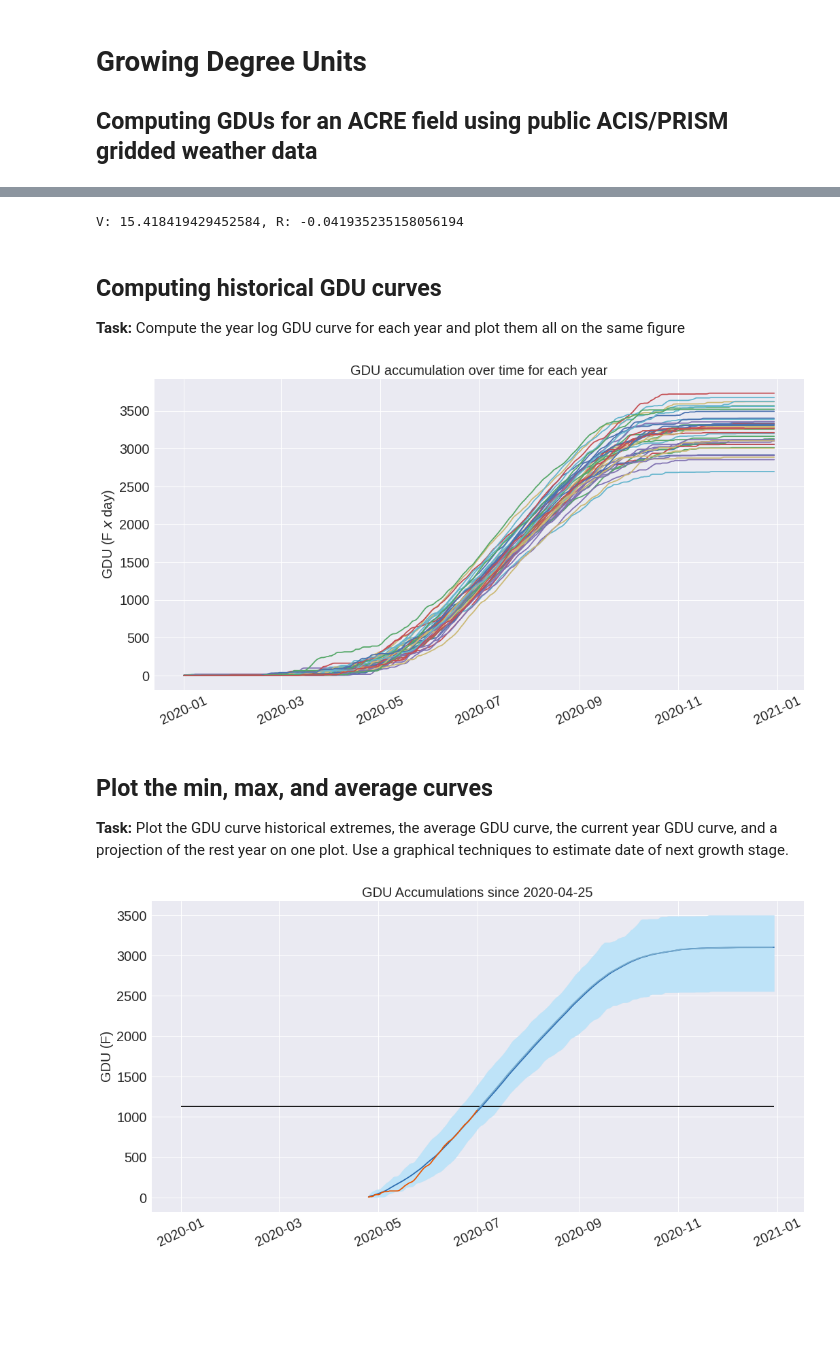
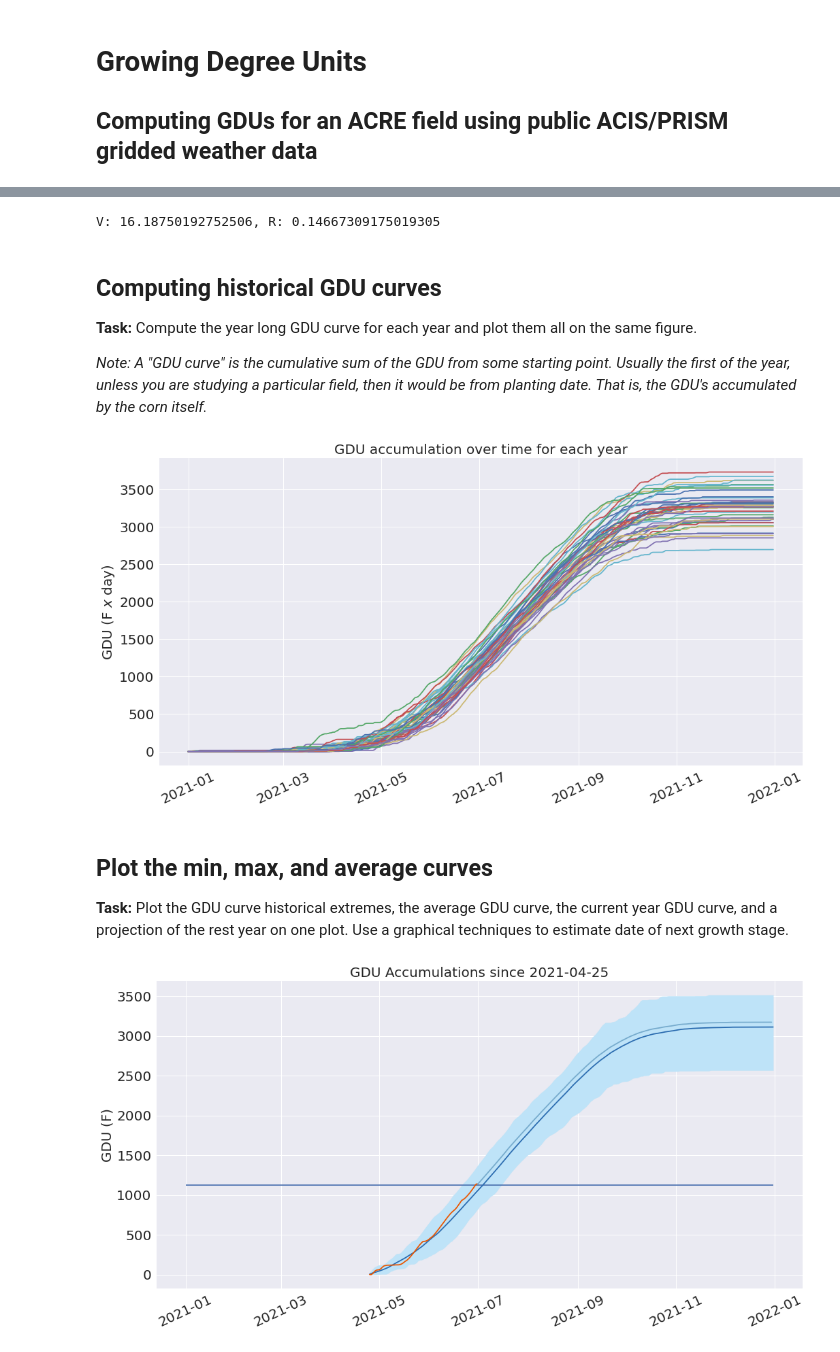
Before and after one commit to oats-center/notebooks, a Jupyter notebook: GDU_and_ACIS_PRISM/GDU_and_ACIS_PRISM.ipynb, the cells around one changed output, grey strips where cells are left out. Cells and saved outputs as stored; diff of their text form; code cells hidden in the pictures; blank space fills up the shorter version.

```diff
--- a/GDU_and_ACIS_PRISM/GDU_and_ACIS_PRISM.ipynb
+++ b/GDU_and_ACIS_PRISM/GDU_and_ACIS_PRISM.ipynb
@@ -38,7 +39,7 @@ lon = -86.9975974
 
 # PRISM usally goes back to 1981
 sdate = "1981-01-01"
-edate = "2019-12-31"
+edate = "2020-12-31"
 
 # Make ACIS API request
 w = requests.post('http://data.rcc-acis.org/GridData', json={
@@ -396,14 +435,14 @@ Let's also note the planting records for this field.
 # %%
-plant_date = "2020-04-25"
+plant_date = "2021-04-25"
 gdu_to_black = 2594
 
-now_date = "2020-07-01"
+now_date = "2021-07-01"
 
 # We will use the "standard" corn 86/50 max/base values
 t_max = 86
 t_base = 50
 
-# ACIS
+# Fetch data from ACIS, let's call "w_field" so we all have the same name
 w_field = requests.post('http://data.rcc-acis.org/GridData', json={
     "loc": f"{lon}, {lat}",
     "sdate": plant_date,
@@ -418,8 +457,10 @@ w_field = requests.post('http://data.rcc-acis.org/GridData', json={
 
 # Create a Pandas DataFrame to hold the min and max temperature and precipitation data
 w_field = pd.DataFrame(w_field['data'], columns=['date', 'maxt', 'mint', 'pcpn'])
+
 # Convert the date "string" into a date object (so Pandas understands it as a date)
 w_field['date'] = pd.to_datetime(w_field['date'])
+
 # Then make it the primary index so we can easily slice the data up by time
 w_field.set_index('date', inplace=True)
 
@@ -464,16 +517,19 @@ R = 10.3 * (field_gdu / gdu_to_black) - 4.37
 # Note: A "negative" R indicates that the plant is not yet in the reproductive stage.
 print(f"V: {V}, R: {R}")
 # %% [output]
-V: 15.418419429452584, R: -0.041935235158056194
+V: 16.18750192752506, R: 0.14667309175019305
 # %% [markdown]
 ## Computing historical GDU curves
 
-**Task:** Compute the year log GDU curve for each year and plot them all on the same figure
+**Task:** Compute the year long GDU curve for each year and plot them all on the same figure.
+
+_Note: A "GDU curve" is the cumulative sum of the GDU from some starting point. Usually the first of the year, unless you are studying a particular field, then it would be from planting date. That is, the GDU's accumulated by the corn itself._
 # %%
-# Like last time, let us save a helper date range for plotting "day of year" data
-y20 = pd.date_range('2020-01-01', periods=365)
+# Create a helper date range for plotting "day of year" data. Use this as the x-axis data for any plot where the
+# y data is based on "day of year" to get a real date on the x-axis
+y21 = pd.date_range('2021-01-01', periods=365)
 
-# Let us save a copy because we are going to "modify" the temperature data
+# Save a copy of the weather data as "w_corn" because we are going to "modify" the temperature data
 w_corn = w.copy();
 
 # "Modify" the temp curve for corn max
@@ -491,14 +547,13 @@ w_corn.loc[w_corn.gdu < 0, 'gdu'] = 0
 #   index N: equal to output at index N-1 + original value at index N
 #
 # In this case, we are 'cumsum'ing down the GDUs, grouped by year. So we will end up with a DataFrame indexed by
-# the same date column, however, 'gdu_accum' will be the running total of GDUs accumulated from the beginning of
-# that year to the current date.
+# the same date column.
 gdu_curve_by_year = w_corn.gdu.groupby(w_corn.index.year).cumsum()
 
-# Now, we group by year again, looping over each year plotting a line at a time.
+# Now, re-group the accumlation by year again and loop over each, plotting a line each time (year)
 for year, gdu_curve  in gdu_curve_by_year.groupby(gdu_curve_by_year.index.year):
     # We only plot from 0:365 to avoid an x and y mismatch
-    plt.plot(y20, gdu_curve[0:365], label=year)
+    plt.plot(y21, gdu_curve[0:365], label=year)
 
 plt.ylabel('GDU (F $x$ day)')
 plt.title('GDU accumulation over time for each year')
@@ -507,7 +562,7 @@ plt.xticks(rotation=25)
 plt.tight_layout()
 plt.show()
 # %% [output]
-[figure, old version]
+[figure, new version]
 # %% [markdown]
 ## Plot the min, max, and average curves
 
@@ -547,32 +602,32 @@ plt.plot(y_field, avg_gdu, color='#2b6cb0')
 # Compute this year's GDU curve from plant date
 cur_gdu_curve = w_field[plant_date:].gdu.cumsum()
 
 # Plot the current years GDU curve
 plt.plot(pd.date_range(start=plant_date, end=now_date), cur_gdu_curve, color='#eb5600')
 
 #######
 ### Projection this year's GDU curve out using the historical average
 #######
 
 # Compute the projection
 gdu_proj =  avg_gdu[len(cur_gdu_curve):] - avg_gdu[plant_dayofyear + len(cur_gdu_curve)] + cur_gdu_curve[-1]
 
 # Helper date range computations
 y_field_future = pd.date_range(start=now_date, periods=365-plant_dayofyear-len(cur_gdu_curve)+1)
 
 # Plot the projection of the current years GDU curve
 plt.plot(y_field_future, gdu_proj, color='#76abcd')
 
 #######
 ### Plot stage v16
 #######
-plt.hlines((16 + 2.23) * gdu_to_black / 42, y20[0], y20[-1])
+plt.hlines((16 + 2.23) * gdu_to_black / 42, y21[0], y21[-1])
 
 plt.ylabel('GDU (F)')
 plt.title(f'GDU Accumulations since {plant_date}')
 plt.xticks(rotation=25)
 
 plt.tight_layout()
 plt.show()
 # %% [output]
-[figure, old version]
+[figure, new version]
```
Also changed, not shown: parts of 22 cells of this notebook, 2 other files.
